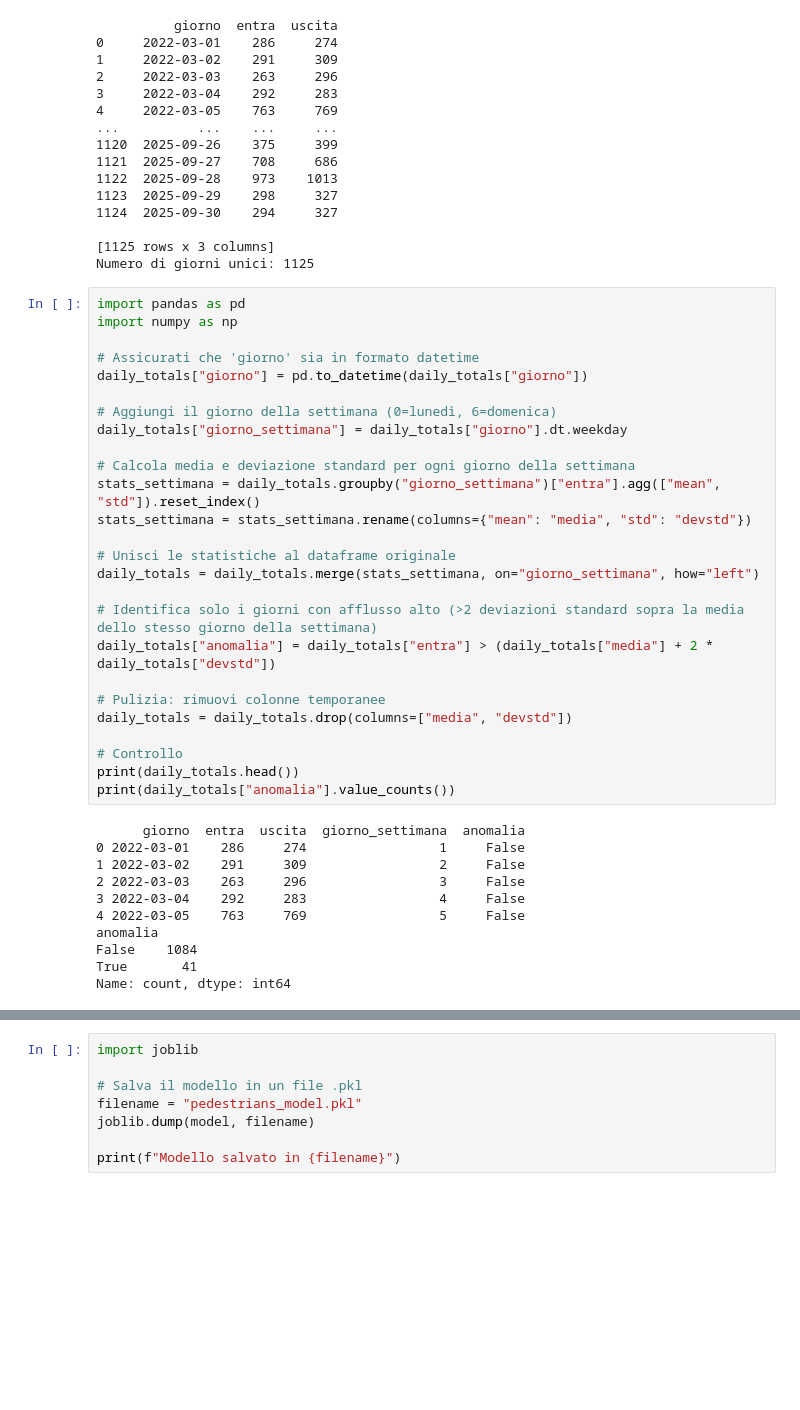
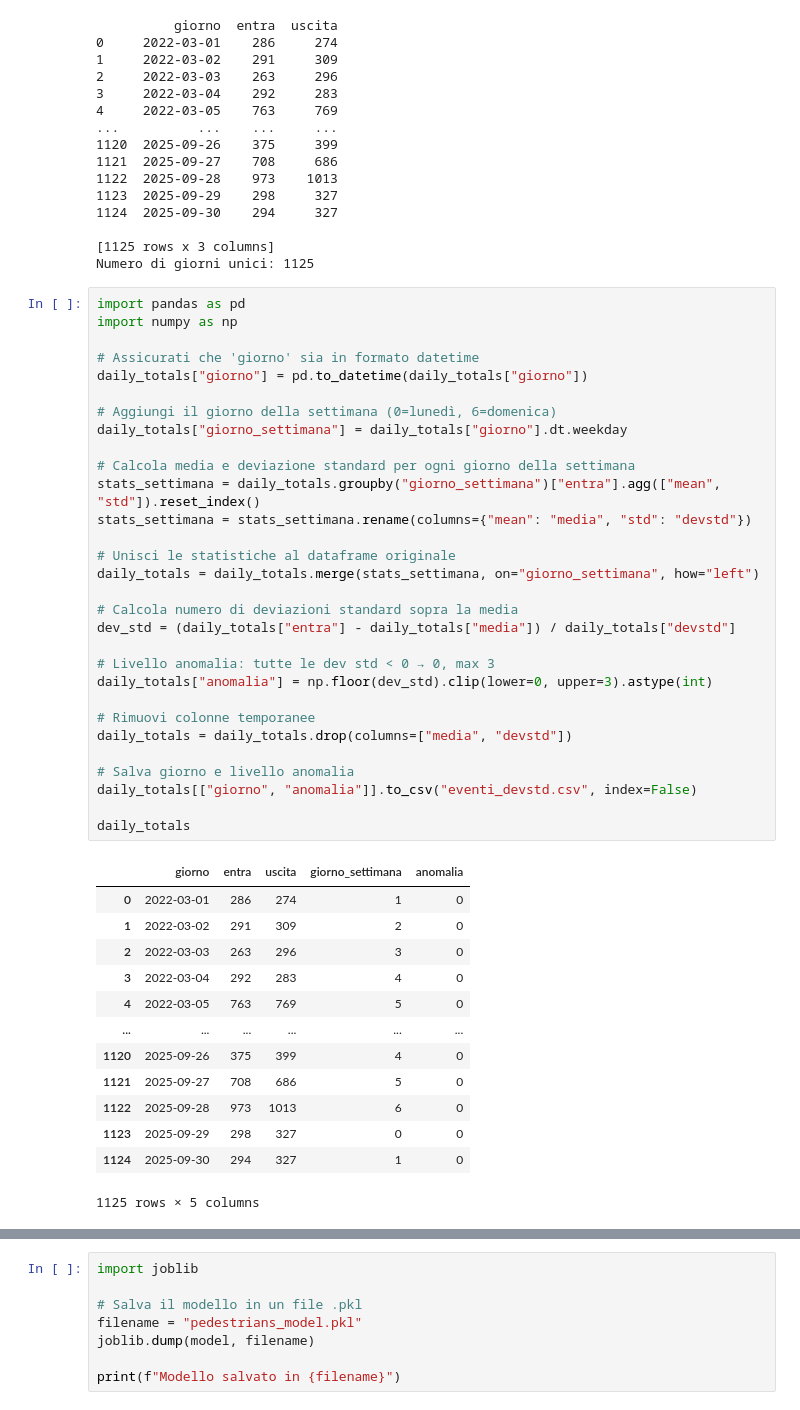
Before and after one commit to nbicocchi/S4C-Project, a Jupyter notebook: experiments/dataset2025/pedestrians/experiment.ipynb, the cells around one changed output, grey strips where cells are left out. Saved outputs shown, nothing was run; the diff lists cells and outputs as text; blank space fills up the shorter version.

```diff
--- a/experiments/dataset2025/pedestrians/experiment.ipynb
+++ b/experiments/dataset2025/pedestrians/experiment.ipynb
@@ -115,40 +115,47 @@ Numero di giorni unici: 1125
 # %%
 import pandas as pd
 import numpy as np
 
 # Assicurati che 'giorno' sia in formato datetime
 daily_totals["giorno"] = pd.to_datetime(daily_totals["giorno"])
 
 # Aggiungi il giorno della settimana (0=lunedì, 6=domenica)
 daily_totals["giorno_settimana"] = daily_totals["giorno"].dt.weekday
 
 # Calcola media e deviazione standard per ogni giorno della settimana
 stats_settimana = daily_totals.groupby("giorno_settimana")["entra"].agg(["mean", "std"]).reset_index()
 stats_settimana = stats_settimana.rename(columns={"mean": "media", "std": "devstd"})
 
 # Unisci le statistiche al dataframe originale
 daily_totals = daily_totals.merge(stats_settimana, on="giorno_settimana", how="left")
 
-# Identifica solo i giorni con afflusso alto (>2 deviazioni standard sopra la media dello stesso giorno della settimana)
-daily_totals["anomalia"] = daily_totals["entra"] > (daily_totals["media"] + 2 * daily_totals["devstd"])
+# Calcola numero di deviazioni standard sopra la media
+dev_std = (daily_totals["entra"] - daily_totals["media"]) / daily_totals["devstd"]
 
-# Pulizia: rimuovi colonne temporanee
+# Livello anomalia: tutte le dev std < 0 → 0, max 3
+daily_totals["anomalia"] = np.floor(dev_std).clip(lower=0, upper=3).astype(int)
+
+# Rimuovi colonne temporanee
 daily_totals = daily_totals.drop(columns=["media", "devstd"])
 
-# Controllo
-print(daily_totals.head())
-print(daily_totals["anomalia"].value_counts())
+# Salva giorno e livello anomalia
+daily_totals[["giorno", "anomalia"]].to_csv("eventi_devstd.csv", index=False)
+
+daily_totals
 # %% [output]
+|  | giorno | entra | uscita | giorno_settimana | anomalia |
+| 0 | 2022-03-01 | 286 | 274 | 1 | 0 |
+| 1 | 2022-03-02 | 291 | 309 | 2 | 0 |
+| 2 | 2022-03-03 | 263 | 296 | 3 | 0 |
+| 3 | 2022-03-04 | 292 | 283 | 4 | 0 |
+| 4 | 2022-03-05 | 763 | 769 | 5 | 0 |
+| ... | ... | ... | ... | ... | ... |
+| 1120 | 2025-09-26 | 375 | 399 | 4 | 0 |
+| 1121 | 2025-09-27 | 708 | 686 | 5 | 0 |
+| 1122 | 2025-09-28 | 973 | 1013 | 6 | 0 |
+| 1123 | 2025-09-29 | 298 | 327 | 0 | 0 |
+| 1124 | 2025-09-30 | 294 | 327 | 1 | 0 |
-      giorno  entra  uscita  giorno_settimana  anomalia
-0 2022-03-01    286     274                 1     False
-1 2022-03-02    291     309                 2     False
-2 2022-03-03    263     296                 3     False
-3 2022-03-04    292     283                 4     False
-4 2022-03-05    763     769                 5     False
-anomalia
-False    1084
-True       41
-Name: count, dtype: int64
+1125 rows × 5 columns
 # %%
 import matplotlib.pyplot as plt
 
```
Also changed, not shown: parts of 4 cells of this notebook, 4 other files.
